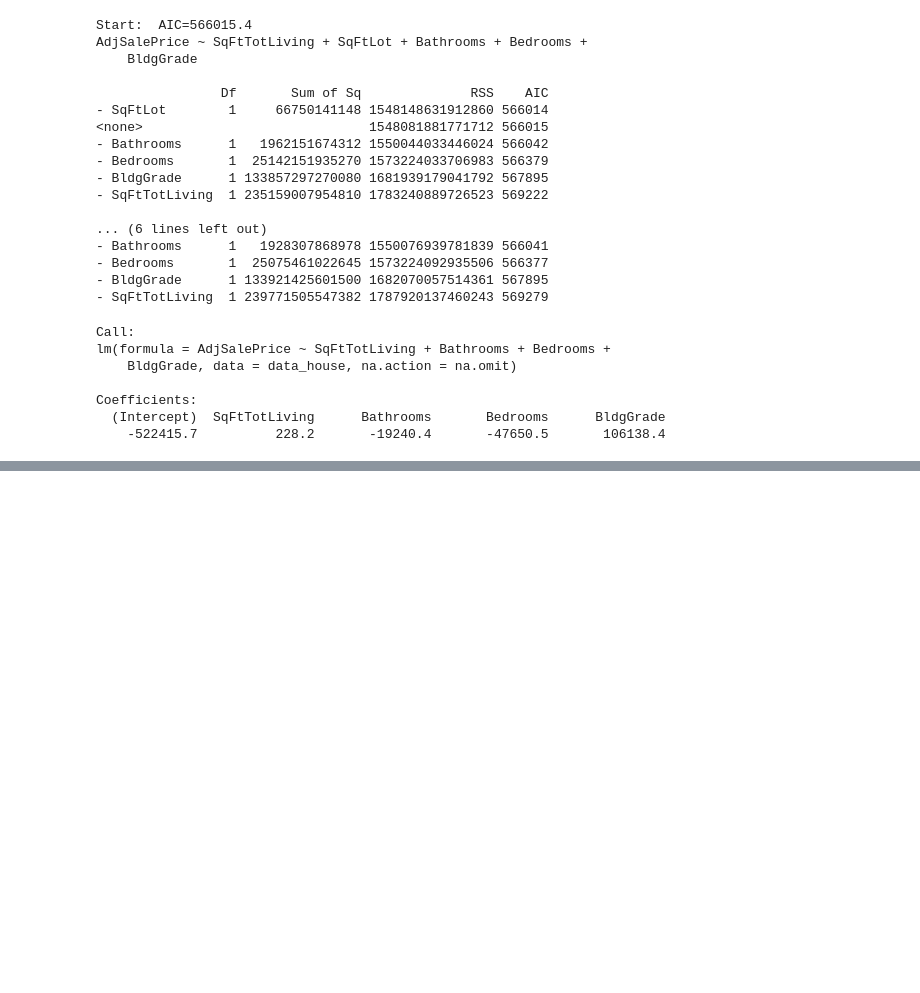
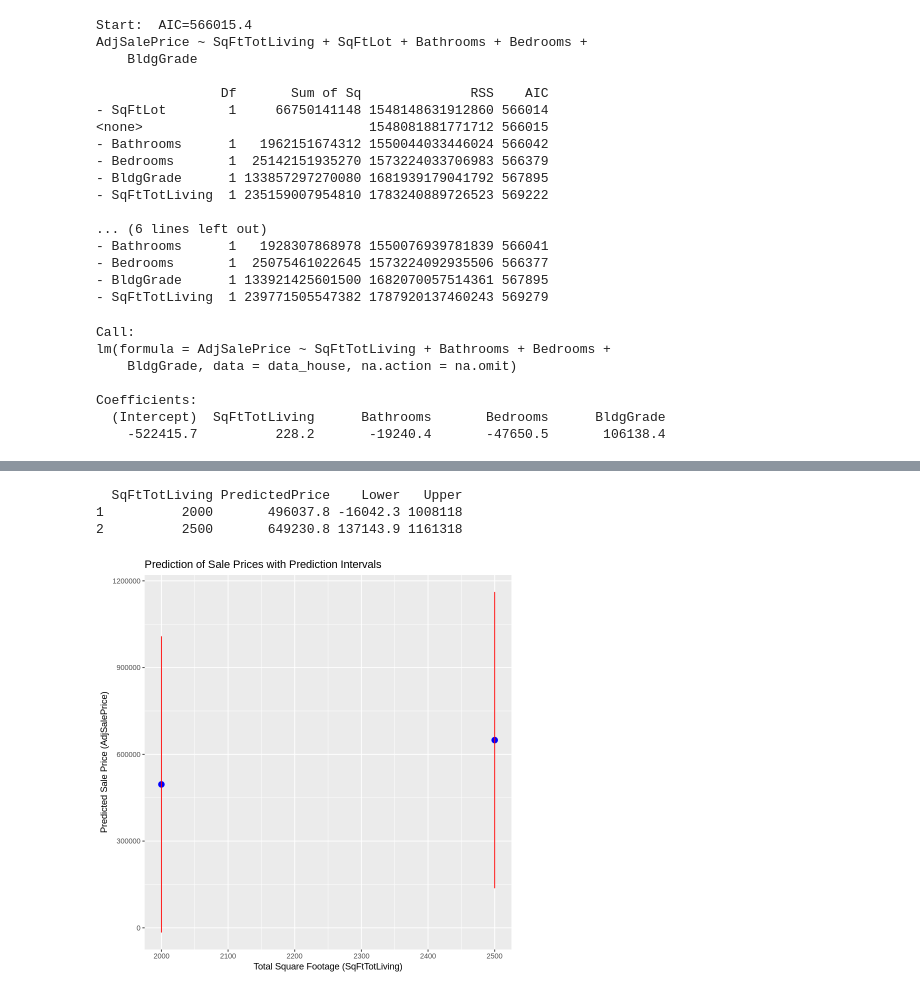
Before and after one commit to davidofitaly/notes_02_50_key_stats_ds, a Jupyter notebook: 04_chapter/01_raw_data.ipynb, the cells around one changed output, grey strips where cells are left out. Drawn from its saved outputs; the diff is of its cells as text; code cells hidden in the pictures; blank space fills up the shorter version.

```diff
--- a/04_chapter/01_raw_data.ipynb
+++ b/04_chapter/01_raw_data.ipynb
@@ -251,0 +323,19 @@ Coefficients:
+# %%
+# Define new observations (example houses)
+new_houses <- data.frame(
+  SqFtTotLiving = c(2000, 2500),
+  SqFtLot = c(5000, 7000),
+  Bathrooms = c(2, 3),
+  Bedrooms = c(3, 4),
+  BldgGrade = c(7, 8)
+)
+
+# Make predictions for new houses
+predicted_prices <- predict(house_lm, newdata = new_houses)
+
+# Generate prediction intervals
+prediction_intervals <- predict(house_lm, newdata = new_houses, interval = "prediction")
+
+# Display the results
+print(predicted_prices)
+print(prediction_intervals)
@@ -251,0 +355,24 @@ Coefficients:
+# %%
+# Prepare data for the plot
+plot_data <- data.frame(
+  SqFtTotLiving = new_houses$SqFtTotLiving,  # Total square footage
+  PredictedPrice = predicted_prices,  # Predicted prices
+  Lower = prediction_intervals[, "lwr"],  # Lower bound of the interval
+  Upper = prediction_intervals[, "upr"]   # Upper bound of the interval
+)
+
+# Check that the data has only two points
+print(plot_data)
+
+# Create the plot (only points for predicted prices and error bars for intervals)
+ggplot(plot_data, aes(x = SqFtTotLiving, y = PredictedPrice)) +
+  geom_point(color = "blue", size = 3) +  # Points for the predicted prices
+  geom_errorbar(aes(ymin = Lower, ymax = Upper), width = 0.2, color = "red") +  # Prediction intervals as error bars
+  labs(title = "Prediction of Sale Prices with Prediction Intervals",  # Title of the plot
+       x = "Total Square Footage (SqFtTotLiving)",  # X-axis label
+       y = "Predicted Sale Price (AdjSalePrice)")  # Y-axis label
+# %% [output]
+  SqFtTotLiving PredictedPrice    Lower   Upper
+1          2000       496037.8 -16042.3 1008118
+2          2500       649230.8 137143.9 1161318
+[figure, added]
```
Also changed, not shown: parts of 13 cells of this notebook.
